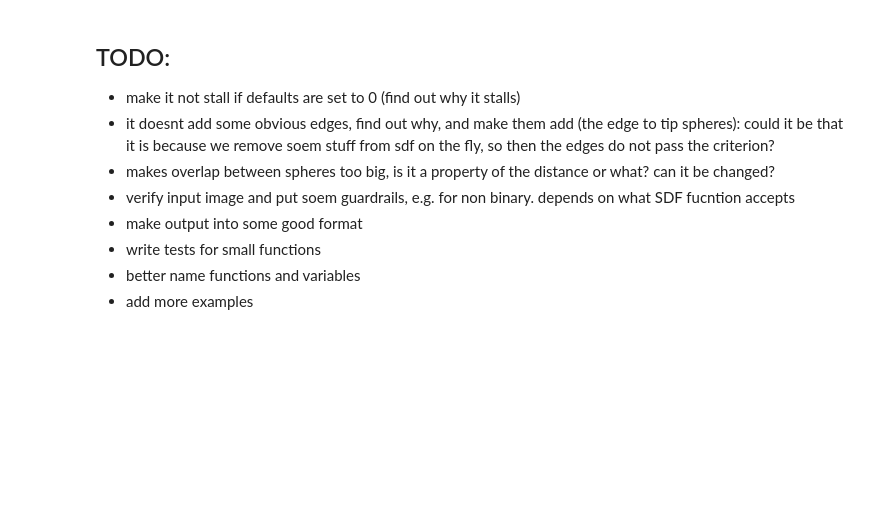
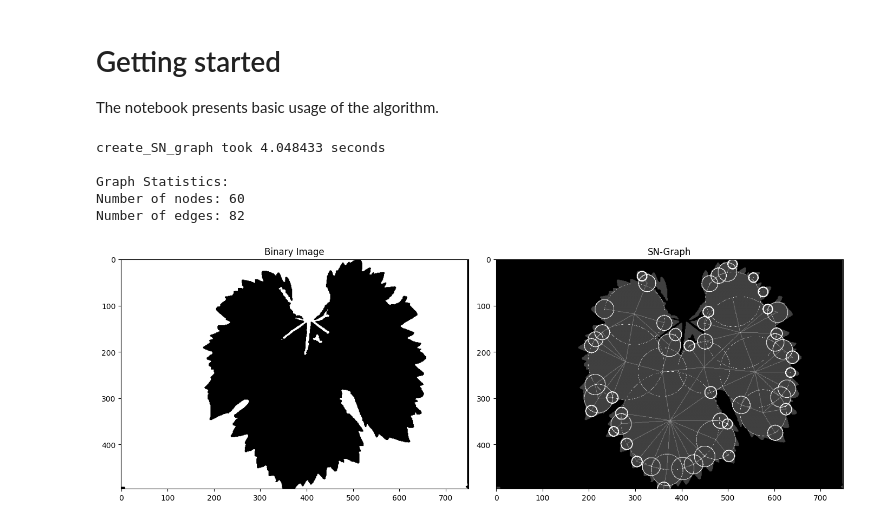
Before and after one commit to alexandrainst/sn-graph, a Jupyter notebook: notebooks/demo_sn-graph.ipynb, the cells around one changed output. Drawn from its saved outputs; the diff is of its cells as text; code cells hidden in the pictures; blank space fills up the shorter version.

Commit message:
Keep the outputs of the demo notebook.

```diff
--- a/notebooks/demo_sn-graph.ipynb
+++ b/notebooks/demo_sn-graph.ipynb
@@ -1,3 +1,7 @@
+# %% [markdown]
+# Getting started
+
+The notebook presents basic usage of the algorithm.
 # %%
 import sys
 sys.path.append("../src")
@@ -24,48 +28,48 @@ def blur_and_threshold(image: np.ndarray, blur: bool=False, sigma: float=1, bloc
 # %%
 
 # Read and process image
+full_im = io.imread('../tests/letter_B.png')
 full_im = io.imread('../tests/leaf.jpeg')
+
+
 im = full_im[:,:,0]
 processed_im = blur_and_threshold(im, blur=True, sigma=1, block_size=35, offset=0)
 
 spheres_centers, edges = sn.create_SN_graph(image=processed_im, max_num_vertices=-1, edge_threshold=0.95,
-                                          max_edge_length=-1, minimal_sphere_radius=7)
+                                          max_edge_length=-1, minimal_sphere_radius=10)
 
 
 
 sdf_array = skfmm.distance(processed_im, dx=1)
 graph_im = sn.draw_graph_on_top_of_SDF(sdf_array, spheres_centers, edges)
 
 # Create figure with two subplots side by side
 fig, (ax1, ax2) = plt.subplots(1, 2, figsize=(14, 7))
 
 # Plot binary image
 ax1.imshow(processed_im, cmap='binary')
 ax1.set_title('Binary Image')
 
 # Plot SDF with graph
 ax2.imshow(graph_im, cmap='gray')
 ax2.set_title('SN-Graph')
 
 # Print graph statistics in text below
 print(f"""
 Graph Statistics:
 Number of nodes: {len(spheres_centers)}
 Number of edges: {len(edges)}
 """)
 
 # Adjust layout and display
 plt.tight_layout()
 plt.show()
+# %% [output]
+create_SN_graph took 4.048433 seconds
+
+Graph Statistics:
+Number of nodes: 60
+Number of edges: 82
+[figure, added]
-# %% [markdown]
-## TODO:
-- make it not stall if defaults are set to 0 (find out why it stalls)
-- it doesnt add some obvious edges, find out why, and make them add (the edge to tip spheres): could it be that it is because we remove soem stuff from sdf on the fly, so then the edges do not pass the criterion?
-- makes overlap between spheres too big, is it a property of the distance or what? can it be changed?
-- verify input image and put soem guardrails, e.g. for non binary. depends on what SDF fucntion accepts
-- make output into some good format
-- write tests for small functions
-- better name functions and variables
-- add more examples
 # %%
 
```
Also changed, not shown: parts of 1 cell of this notebook.
